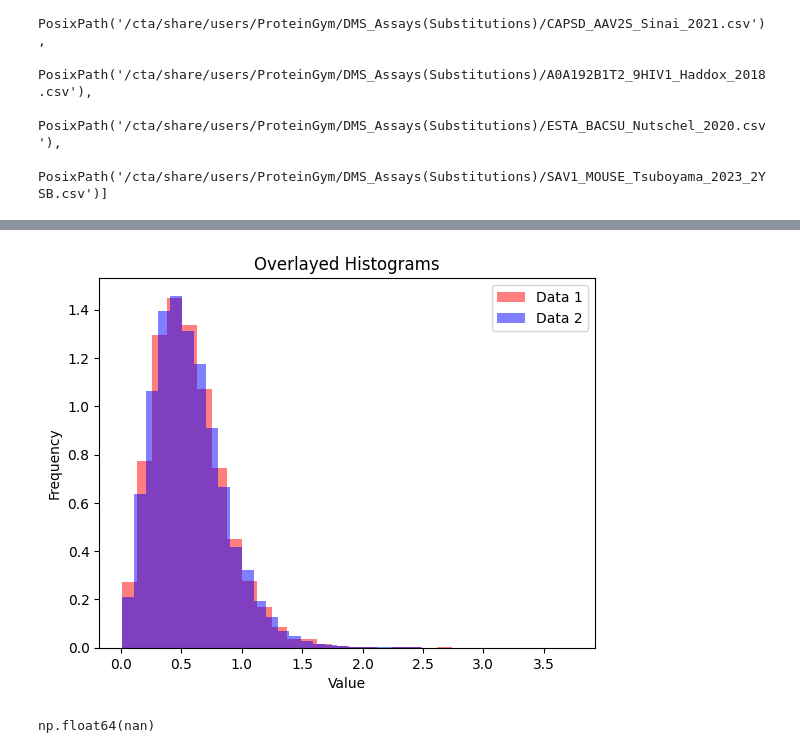
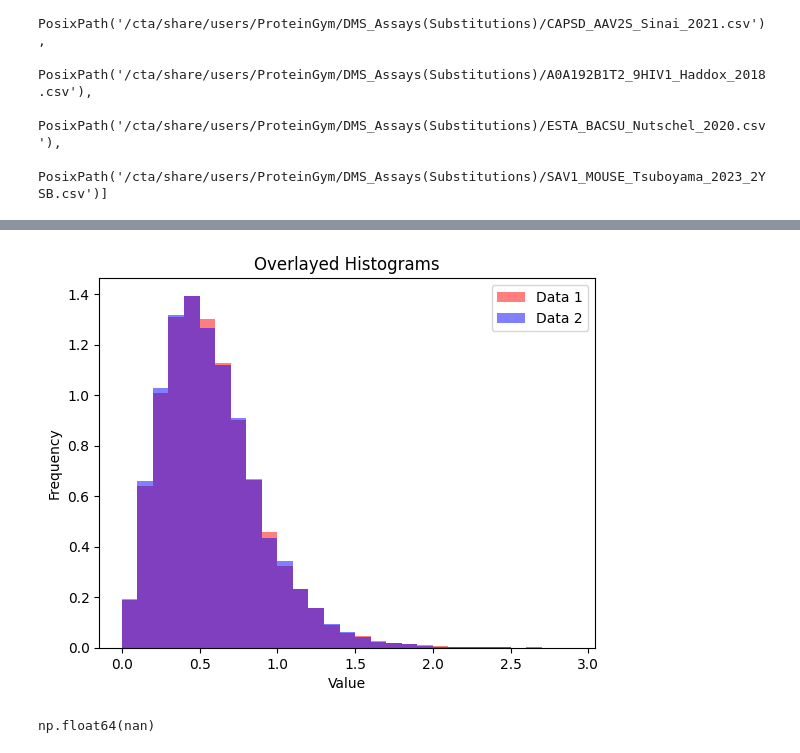
Before and after one commit to boun-tabi-lifelu/evolutionary-subword-tokenization, a Jupyter notebook: Prog/ProteinGym_DMS_assays.ipynb, the cells around one changed output, grey strips where cells are left out. Cells and saved outputs as stored; diff of their text form; code cells hidden in the pictures.

```diff
--- a/Prog/ProteinGym_DMS_assays.ipynb
+++ b/Prog/ProteinGym_DMS_assays.ipynb
@@ -39,11 +55,32 @@ sequences = []
 func_maps = []
 
 for i, prot in enumerate(proteins):
-    if prot["mutant"].str.contains(":").sum() > 0:
-        continue
     print(f"Processing {i}th protein")
-    seq, func = extract_func_map(prot)
-    sequences.append(seq)
+    # Ignore proteins that contain multi-position mutations
+    # if prot["mutant"].str.contains(":").sum() > 0:
+    #     continue
+
+    df = prot.copy()
+    # Find the non-mutated sequence (can handle multi mutations)
+    idx = df["mutant"].first_valid_index()
+    mutations = df["mutant"][idx]
+    mut_seq = df["mutated_sequence"][idx]
+    ori_seq = mut_seq
+    for mut in mutations.split(":"):
+        mut_pos = int(mut[1:-1])
+        ori_seq = ori_seq[:mut_pos-1] + mut[0] + ori_seq[mut_pos:]
+
+    # Duplicate multi-mutation lines into lines of single mutations,
+    # scores are distributed equally
+    df['mutations'] = df['mutant'].str.split(':')
+    df['num_mutations'] = df['mutations'].apply(len)
+    df = df.explode('mutations', ignore_index=True)
+    df['DMS_score'] = df['DMS_score'] / df['num_mutations'] # This is the score sharing
+    df = df.drop(columns=['mutant', 'num_mutations'])
+    df = df.rename(columns={'mutations': 'mutant'})
+
+    func = extract_func_map(df)
+    sequences.append(ori_seq)
     func_maps.append(func)
 # %% [output]
 Processing 0th protein
@@ -85,17 +128,17 @@ for i, seq in enumerate(sequences):
 # %%
 import matplotlib.pyplot as plt
-plt.hist(tkz1_vals, bins=30, alpha=0.5, color='red', label='Data 1', density=True)
-plt.hist(tkz2_vals, bins=30, alpha=0.5, color='blue', label='Data 2',  density=True)
+plt.hist(tkz1_vals, bins=np.arange(0, 3, 0.1), alpha=0.5, color='red', label='Data 1', density=True)
+plt.hist(tkz2_vals, bins=np.arange(0, 3, 0.1), alpha=0.5, color='blue', label='Data 2',  density=True)
 
 # Add legend and labels
 plt.legend()
 plt.xlabel('Value')
 plt.ylabel('Frequency')
 plt.title('Overlayed Histograms')
 
 plt.show()
 # %% [output]
-[figure, old version]
+[figure, new version]
 # %%
 np.mean(tkz2_vals)
 # %% [output]
```
Also changed, not shown: parts of 10 cells of this notebook, 2 other files.
